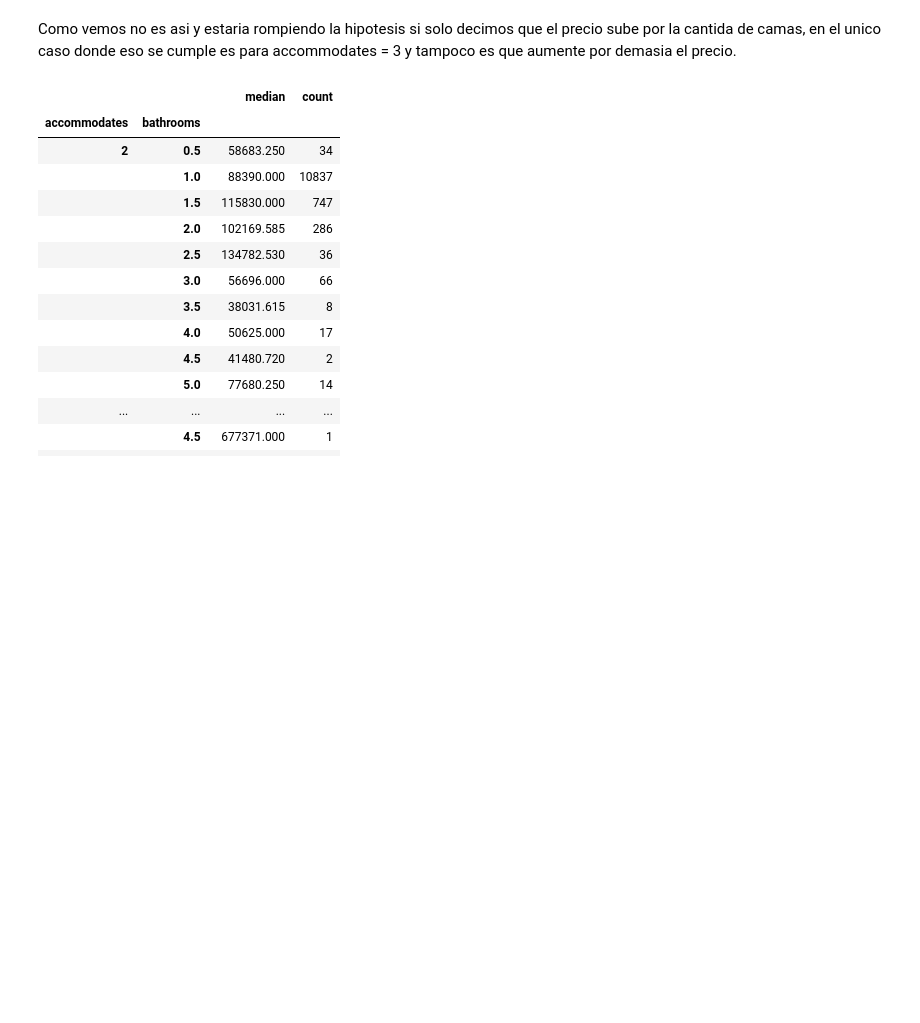
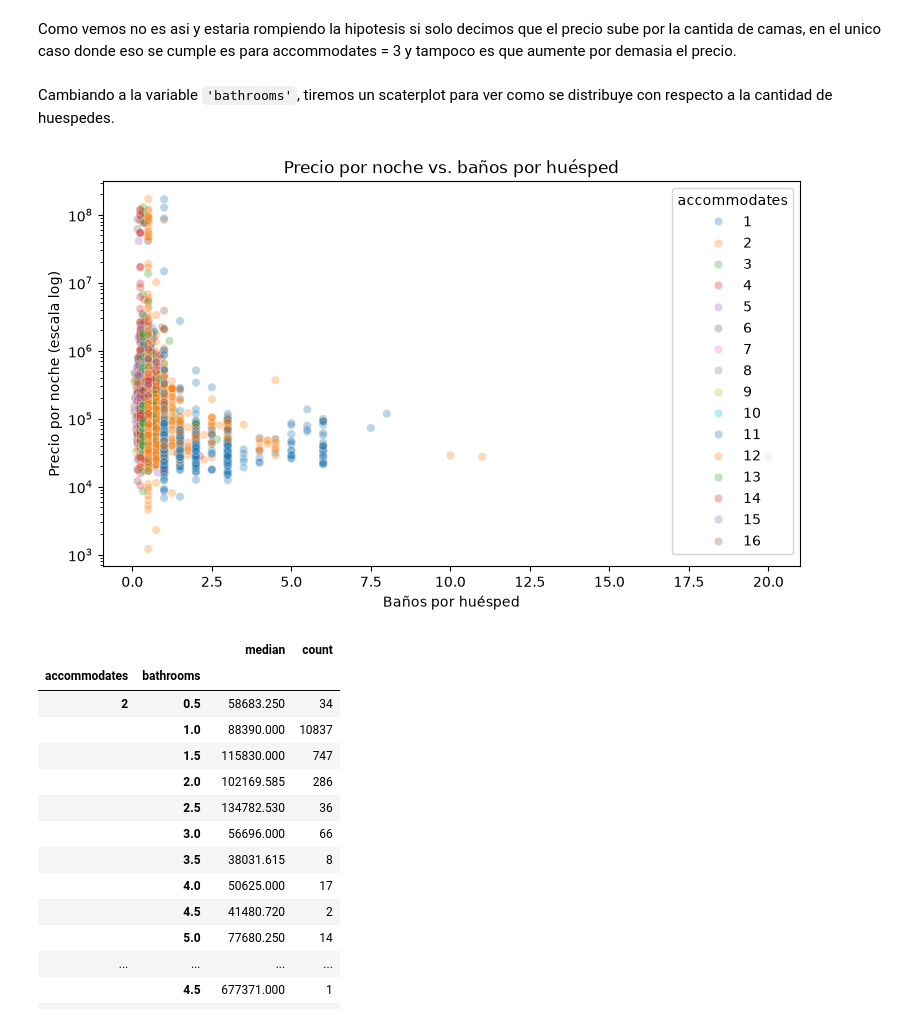
Before and after one commit to CanBugarini/TPE_CienciaDeDatos, a Jupyter notebook: prueba1.ipynb, the cells around one changed output. Cells and saved outputs as stored; diff of their text form; code cells hidden in the pictures; blank space fills up the shorter version.

```diff
--- a/prueba1.ipynb
+++ b/prueba1.ipynb
@@ -193,5 +222,18 @@ df_comp.groupby(['accommodates', 'cama_para_cada_uno'])['price_quote_price_per_n
 # %% [markdown]
 Como vemos no es asi y estaria rompiendo la hipotesis si solo decimos que el precio sube por la cantida de camas, en el unico caso donde eso se cumple es para accommodates = 3 y tampoco es que aumente por demasia el precio.
+# %% [markdown]
+Cambiando a la variable `'bathrooms'`, tiremos un scaterplot para ver como se distribuye con respecto a la cantidad de huespedes.
+# %%
+plt.figure(figsize=(9, 5))
+sns.scatterplot(data=dataset_without_null, x='bath_per_huesped', y='price_quote_price_per_night',
+                hue='accommodates', palette='tab10', alpha=0.3)
+plt.yscale('log')
+plt.title('Precio por noche vs. baños por huésped')
+plt.xlabel('Baños por huésped')
+plt.ylabel('Precio por noche (escala log)')
+plt.show()
+# %% [output]
+[figure, added]
 # %%
 df_comp.groupby(['accommodates', 'bathrooms'])['price_quote_price_per_night'].agg(['median', 'count'])
 # %% [output]
```
Also changed, not shown: parts of 18 cells of this notebook.
